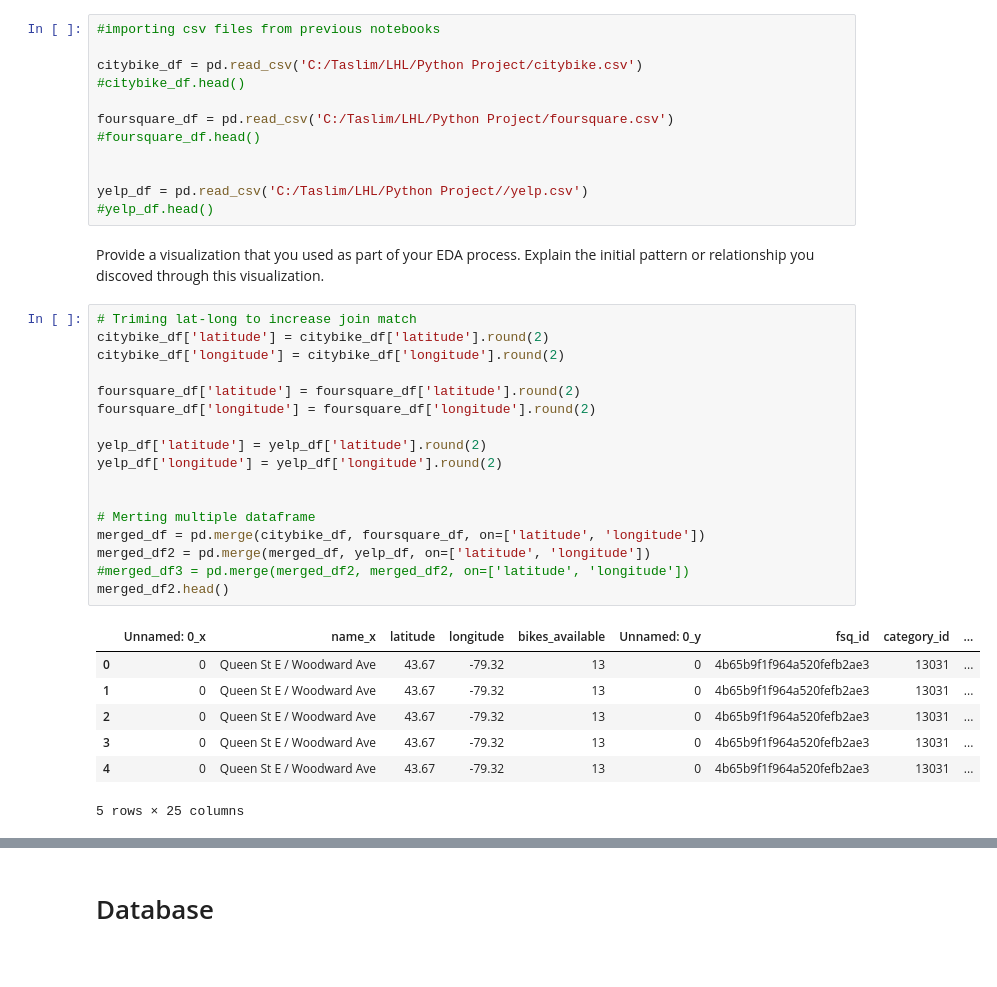
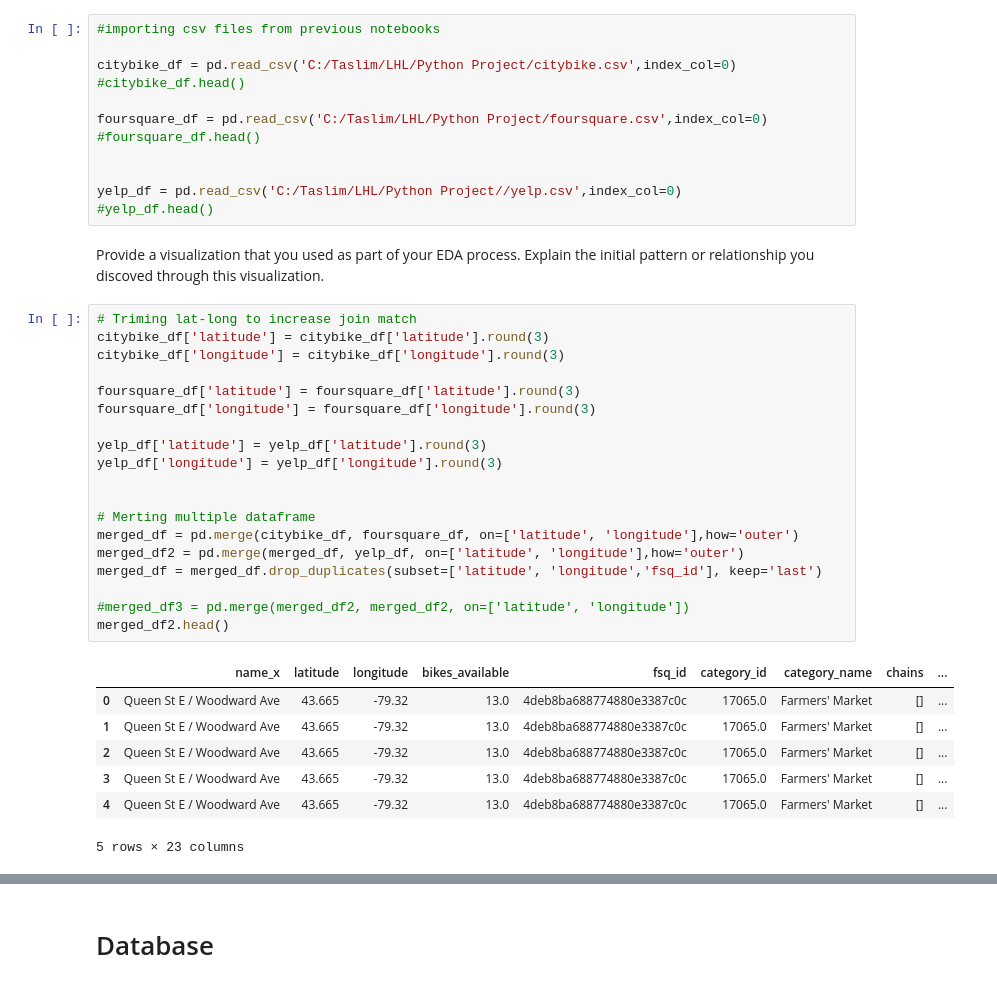
Before and after one commit to tkarmalkar/Final-Project-Statistical-Modelling-with-Python, a Jupyter notebook: notebooks/joining_data.ipynb, the cells around one changed output, grey strips where cells are left out. Drawn from its saved outputs; the diff is of its cells as text.

```diff
--- a/notebooks/joining_data.ipynb
+++ b/notebooks/joining_data.ipynb
@@ -9,42 +10,44 @@ import sqlite3
 # %%
 #importing csv files from previous notebooks
 
-citybike_df = pd.read_csv('C:/Taslim/LHL/Python Project/citybike.csv')
+citybike_df = pd.read_csv('C:/Taslim/LHL/Python Project/citybike.csv',index_col=0)
 #citybike_df.head()
 
-foursquare_df = pd.read_csv('C:/Taslim/LHL/Python Project/foursquare.csv')
+foursquare_df = pd.read_csv('C:/Taslim/LHL/Python Project/foursquare.csv',index_col=0)
 #foursquare_df.head()
 
 
-yelp_df = pd.read_csv('C:/Taslim/LHL/Python Project//yelp.csv')
+yelp_df = pd.read_csv('C:/Taslim/LHL/Python Project//yelp.csv',index_col=0)
 #yelp_df.head()
 # %% [markdown]
 Provide a visualization that you used as part of your EDA process. Explain the initial pattern or relationship you discoved through this visualization.
 # %%
 # Triming lat-long to increase join match
-citybike_df['latitude'] = citybike_df['latitude'].round(2)
-citybike_df['longitude'] = citybike_df['longitude'].round(2)
+citybike_df['latitude'] = citybike_df['latitude'].round(3)
+citybike_df['longitude'] = citybike_df['longitude'].round(3)
 
-foursquare_df['latitude'] = foursquare_df['latitude'].round(2)
-foursquare_df['longitude'] = foursquare_df['longitude'].round(2)
+foursquare_df['latitude'] = foursquare_df['latitude'].round(3)
+foursquare_df['longitude'] = foursquare_df['longitude'].round(3)
 
-yelp_df['latitude'] = yelp_df['latitude'].round(2)
-yelp_df['longitude'] = yelp_df['longitude'].round(2)
+yelp_df['latitude'] = yelp_df['latitude'].round(3)
+yelp_df['longitude'] = yelp_df['longitude'].round(3)
 
 
 # Merting multiple dataframe
-merged_df = pd.merge(citybike_df, foursquare_df, on=['latitude', 'longitude'])
-merged_df2 = pd.merge(merged_df, yelp_df, on=['latitude', 'longitude'])
+merged_df = pd.merge(citybike_df, foursquare_df, on=['latitude', 'longitude'],how='outer')
+merged_df2 = pd.merge(merged_df, yelp_df, on=['latitude', 'longitude'],how='outer')
+merged_df = merged_df.drop_duplicates(subset=['latitude', 'longitude','fsq_id'], keep='last')
+
 #merged_df3 = pd.merge(merged_df2, merged_df2, on=['latitude', 'longitude'])
 merged_df2.head()
 # %% [output]
-|  | Unnamed: 0_x | name_x | latitude | longitude | bikes_available | Unnamed: 0_y | fsq_id | category_id | ... |
-| 0 | 0 | Queen St E / Woodward Ave | 43.67 | -79.32 | 13 | 0 | 4b65b9f1f964a520fefb2ae3 | 13031 | ... |
-| 1 | 0 | Queen St E / Woodward Ave | 43.67 | -79.32 | 13 | 0 | 4b65b9f1f964a520fefb2ae3 | 13031 | ... |
-| 2 | 0 | Queen St E / Woodward Ave | 43.67 | -79.32 | 13 | 0 | 4b65b9f1f964a520fefb2ae3 | 13031 | ... |
-| 3 | 0 | Queen St E / Woodward Ave | 43.67 | -79.32 | 13 | 0 | 4b65b9f1f964a520fefb2ae3 | 13031 | ... |
-| 4 | 0 | Queen St E / Woodward Ave | 43.67 | -79.32 | 13 | 0 | 4b65b9f1f964a520fefb2ae3 | 13031 | ... |
+|  | name_x | latitude | longitude | bikes_available | fsq_id | category_id | category_name | chains | ... |
+| 0 | Queen St E / Woodward Ave | 43.665 | -79.32 | 13.0 | 4deb8ba688774880e3387c0c | 17065.0 | Farmers' Market | [] | ... |
+| 1 | Queen St E / Woodward Ave | 43.665 | -79.32 | 13.0 | 4deb8ba688774880e3387c0c | 17065.0 | Farmers' Market | [] | ... |
+| 2 | Queen St E / Woodward Ave | 43.665 | -79.32 | 13.0 | 4deb8ba688774880e3387c0c | 17065.0 | Farmers' Market | [] | ... |
+| 3 | Queen St E / Woodward Ave | 43.665 | -79.32 | 13.0 | 4deb8ba688774880e3387c0c | 17065.0 | Farmers' Market | [] | ... |
+| 4 | Queen St E / Woodward Ave | 43.665 | -79.32 | 13.0 | 4deb8ba688774880e3387c0c | 17065.0 | Farmers' Market | [] | ... |
-5 rows × 25 columns
+5 rows × 23 columns
 # %%
 # Get the summary statistics of the data
 print(merged_df2.describe())
```
Also changed, not shown: parts of 6 cells of this notebook, 1 other file.
